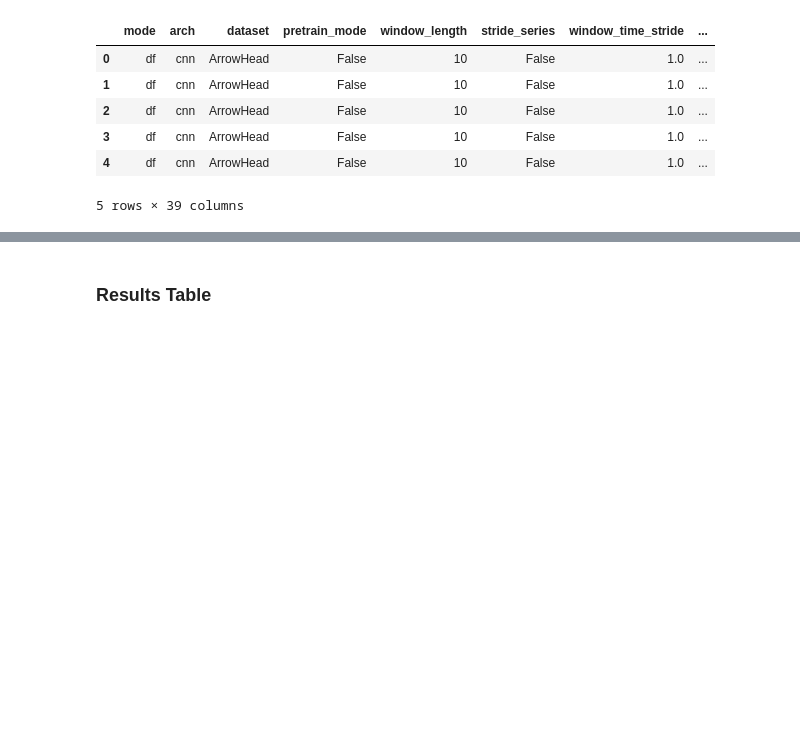
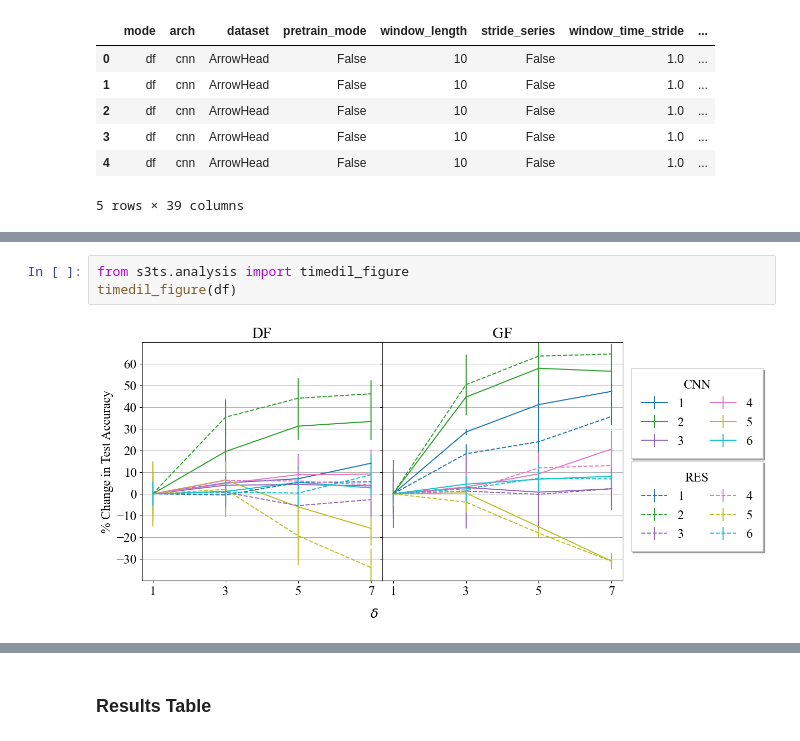
Before and after one commit to mbisan/s3ts, a Jupyter notebook: analysis.ipynb, the cells around one changed output, grey strips where cells are left out. Saved outputs shown, nothing was run; the diff lists cells and outputs as text; blank space fills up the shorter version.

```diff
--- a/analysis.ipynb
+++ b/analysis.ipynb
@@ -18,0 +35,5 @@ df.head()
+# %%
+from s3ts.analysis import timedil_figure
+timedil_figure(df)
+# %% [output]
+[figure, added]
```
Also changed, not shown: parts of 5 cells of this notebook, 3 other files.
